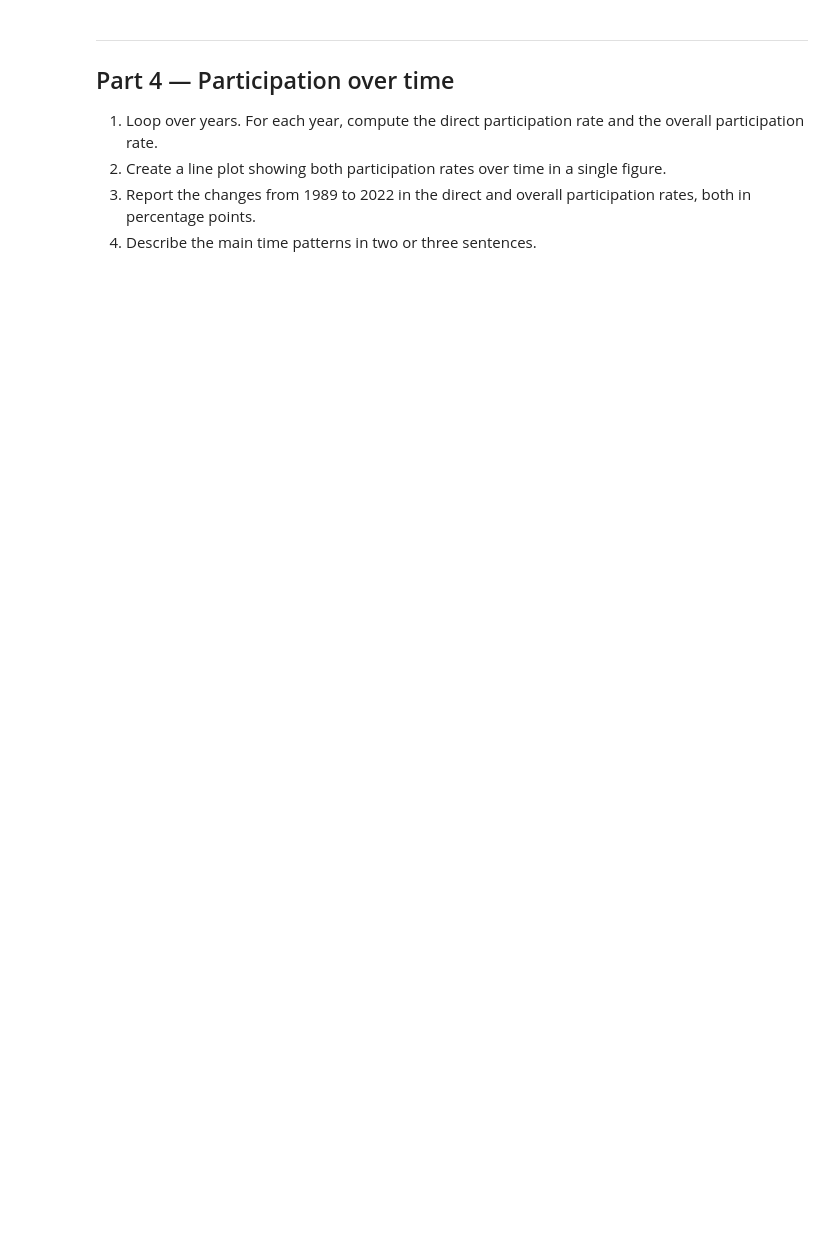
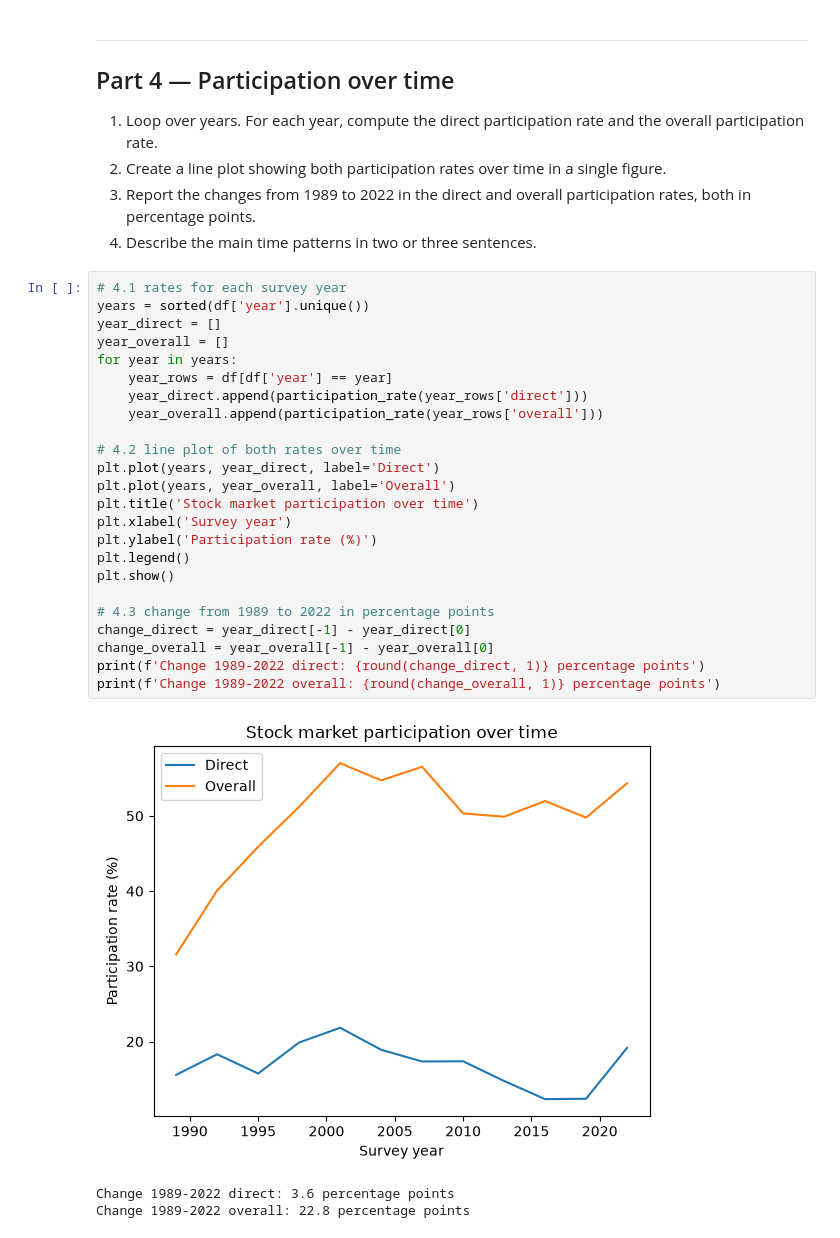
Before and after one commit to TorjanDev/TECH2-H26-assignment3, a Jupyter notebook: assignment3.ipynb, the cells around one changed output. Cells and saved outputs as stored; diff of their text form; blank space fills up the shorter version.

```diff
--- a/assignment3.ipynb
+++ b/assignment3.ipynb
@@ -178,3 +266,31 @@ built-in `mean()` method.
 3. Report the changes from 1989 to 2022 in the direct and overall participation
    rates, both in percentage points.
 4. Describe the main time patterns in two or three sentences.
+# %%
+# 4.1 rates for each survey year
+years = sorted(df['year'].unique())
+year_direct = []
+year_overall = []
+for year in years:
+    year_rows = df[df['year'] == year]
+    year_direct.append(participation_rate(year_rows['direct']))
+    year_overall.append(participation_rate(year_rows['overall']))
+
+# 4.2 line plot of both rates over time
+plt.plot(years, year_direct, label='Direct')
+plt.plot(years, year_overall, label='Overall')
+plt.title('Stock market participation over time')
+plt.xlabel('Survey year')
+plt.ylabel('Participation rate (%)')
+plt.legend()
+plt.show()
+
+# 4.3 change from 1989 to 2022 in percentage points
+change_direct = year_direct[-1] - year_direct[0]
+change_overall = year_overall[-1] - year_overall[0]
+print(f'Change 1989-2022 direct: {round(change_direct, 1)} percentage points')
+print(f'Change 1989-2022 overall: {round(change_overall, 1)} percentage points')
+# %% [output]
+[figure, added]
+Change 1989-2022 direct: 3.6 percentage points
+Change 1989-2022 overall: 22.8 percentage points
```
Also changed, not shown: parts of 6 cells of this notebook.
